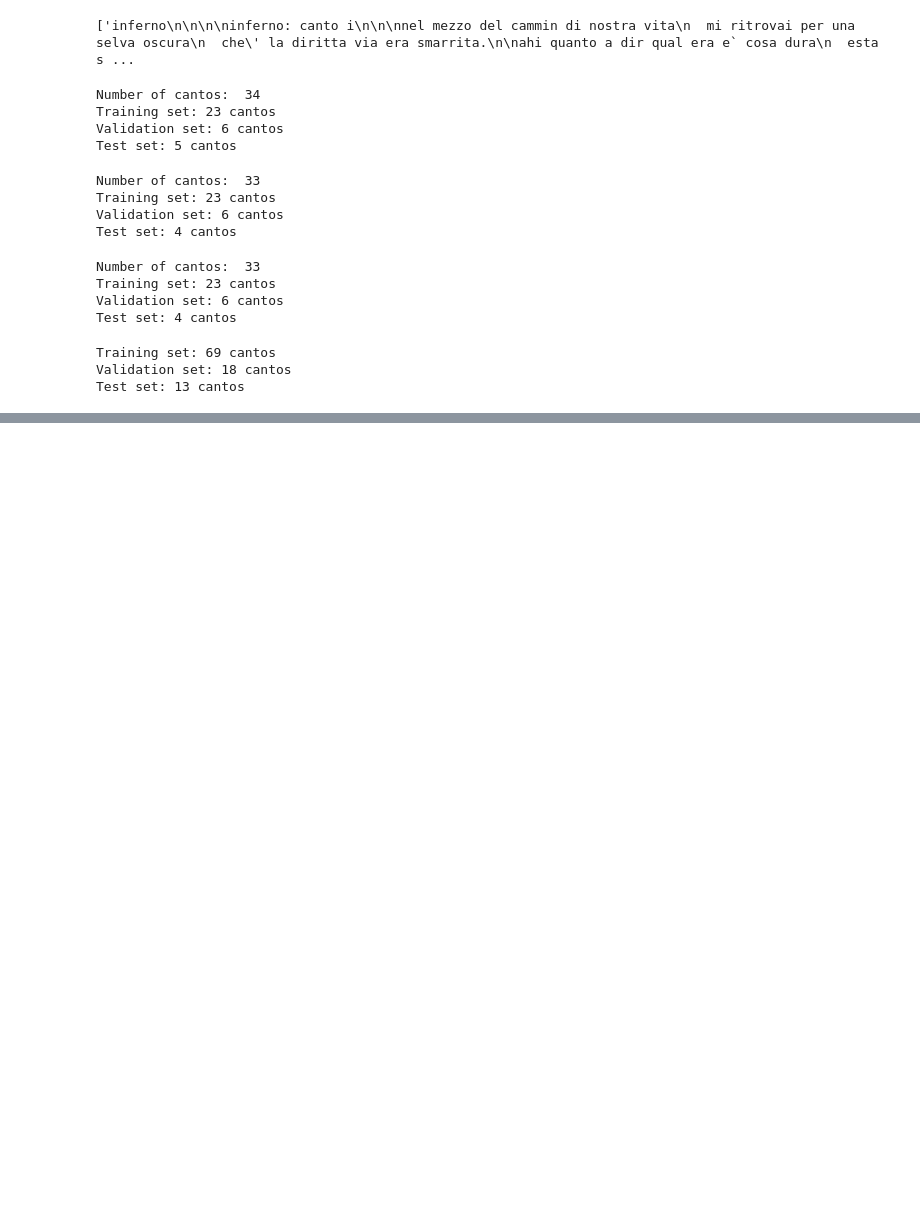
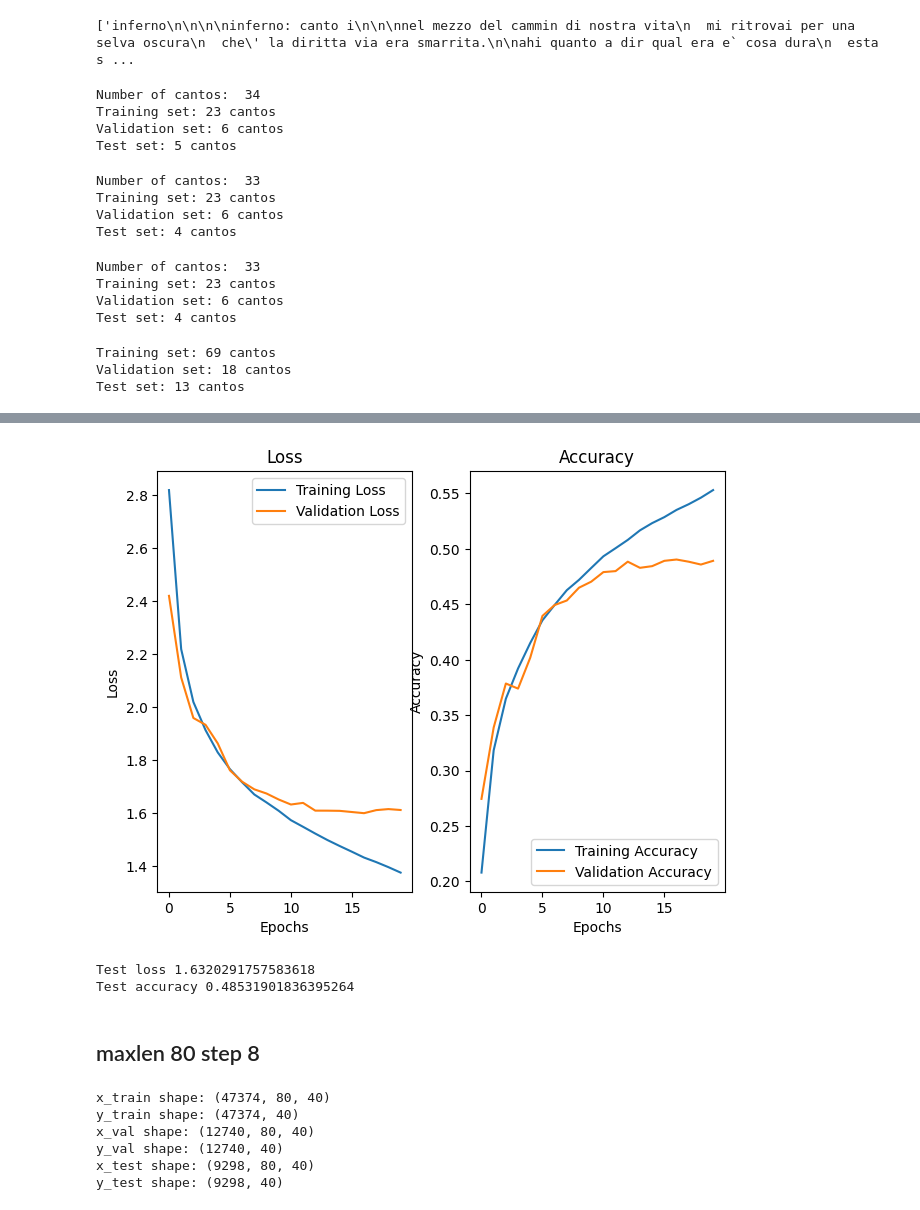
Before and after one commit to LucaPerf/Assignement-Advanced-ML, a Jupyter notebook: Assignment_4/TestNotebook.ipynb, the cells around one changed output, grey strips where cells are left out. Drawn from its saved outputs; the diff is of its cells as text; code cells hidden in the pictures; blank space fills up the shorter version.

```diff
--- a/Assignment_4/TestNotebook.ipynb
+++ b/Assignment_4/TestNotebook.ipynb
@@ -190,0 +563,14 @@ che' voler cio` udire e` bassa voglia>>.
+# %%
+maxlen = 80 # chunk length
+step = 3
+
+x_train_max_80, y_train_max_80 = preprocess_text(''.join(train_canti), maxlen, step, chars, char_indices)
+x_val_max_80, y_val_max_80 = preprocess_text(''.join(val_canti), maxlen, step, chars, char_indices)
+x_test_max_80, y_test_max_80 = preprocess_text(''.join(test_canti), maxlen, step, chars, char_indices)
+
+print(f"x_train shape: {x_train_max_80.shape}")
+print(f"y_train shape: {y_train_max_80.shape}")
+print(f"x_val shape: {x_val_max_80.shape}")
+print(f"y_val shape: {y_val_max_80.shape}")
+print(f"x_test shape: {x_test_max_80.shape}")
+print(f"y_test shape: {y_test_max_80.shape}")
@@ -190,0 +584,12 @@ che' voler cio` udire e` bassa voglia>>.
+# %%
+model_max_80 = Sequential()
+model_max_80.add(LSTM(128, input_shape=(maxlen, len(chars))))
+model_max_80.add(Dense(len(chars), activation='softmax'))
+
+optimizer = tf.keras.optimizers.RMSprop(learning_rate=0.01)
+model_max_80.compile(
+    loss='categorical_crossentropy',
+    optimizer=optimizer,
+    metrics=['accuracy']
+    )
+model_max_80.summary()
@@ -190,0 +610,7 @@ che' voler cio` udire e` bassa voglia>>.
+# %%
+history_max_80 = model_max_80.fit(x_train_max_80, y_train_max_80,
+        validation_data=(x_val_max_80, y_val_max_80),
+        batch_size = 2048,
+        epochs = 20,
+        #callbacks = [print_callback],
+        )
@@ -190,0 +635,34 @@ che' voler cio` udire e` bassa voglia>>.
+# %%
+plot_performance(history_max_80)
+# %% [output]
+[figure, added]
+# %%
+score = model_max_80.evaluate(x_test_max_80, y_test_max_80, verbose=0)
+print('Test loss', score[0])
+print('Test accuracy', score[1])
+# %% [output]
+Test loss 1.6320291757583618
+Test accuracy 0.48531901836395264
+# %% [markdown]
+## maxlen 80 step 8
+# %%
+maxlen = 80 # chunk length
+step = 8
+
+x_train_max_80s, y_train_max_80s = preprocess_text(''.join(train_canti), maxlen, step, chars, char_indices)
+x_val_max_80s, y_val_max_80s = preprocess_text(''.join(val_canti), maxlen, step, chars, char_indices)
+x_test_max_80s, y_test_max_80s = preprocess_text(''.join(test_canti), maxlen, step, chars, char_indices)
+
+print(f"x_train shape: {x_train_max_80s.shape}")
+print(f"y_train shape: {y_train_max_80s.shape}")
+print(f"x_val shape: {x_val_max_80s.shape}")
+print(f"y_val shape: {y_val_max_80s.shape}")
+print(f"x_test shape: {x_test_max_80s.shape}")
+print(f"y_test shape: {y_test_max_80s.shape}")
+# %% [output]
+x_train shape: (47374, 80, 40)
+y_train shape: (47374, 40)
+x_val shape: (12740, 80, 40)
+y_val shape: (12740, 40)
+x_test shape: (9298, 80, 40)
+y_test shape: (9298, 40)
```
Also changed, not shown: parts of 44 cells of this notebook.
